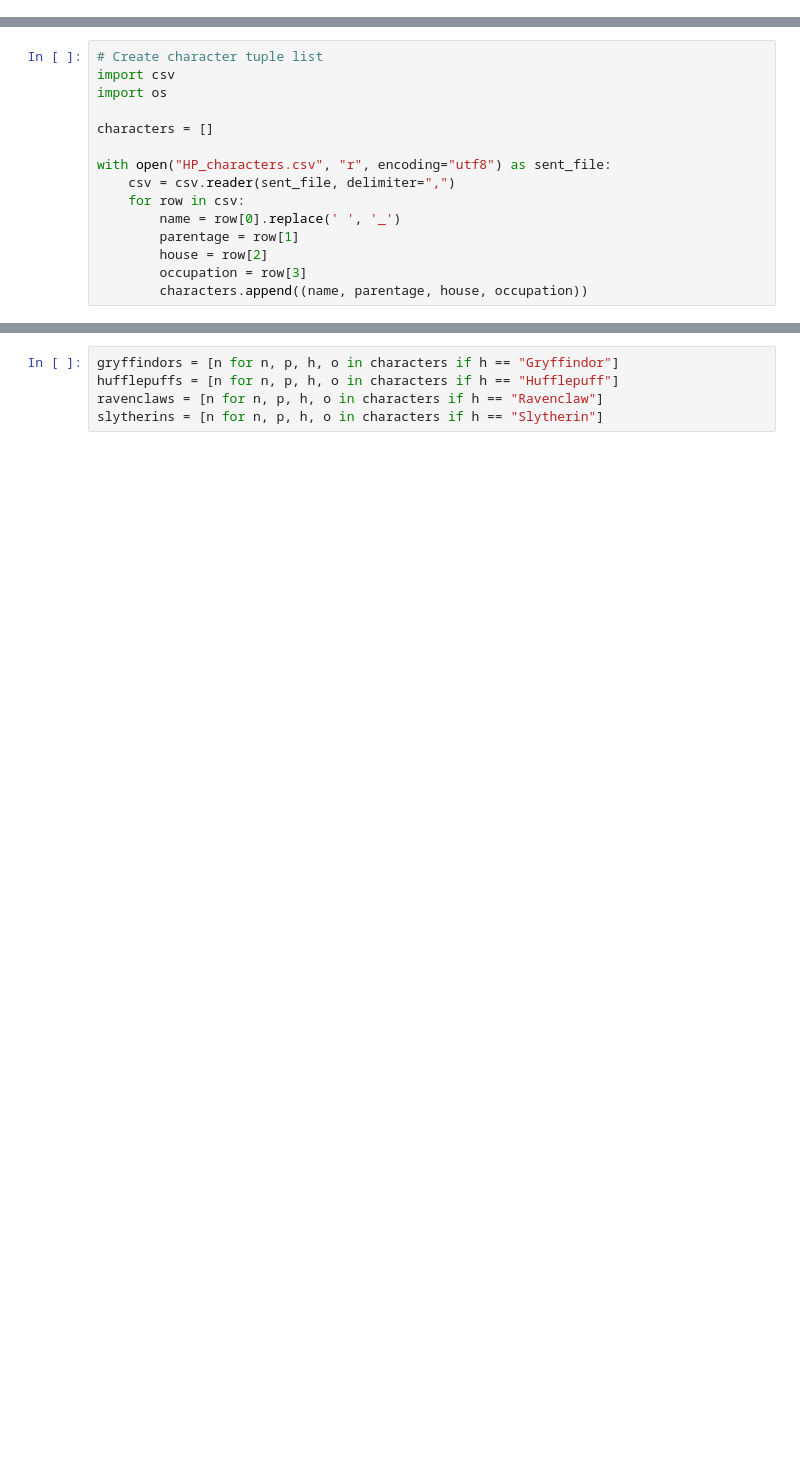
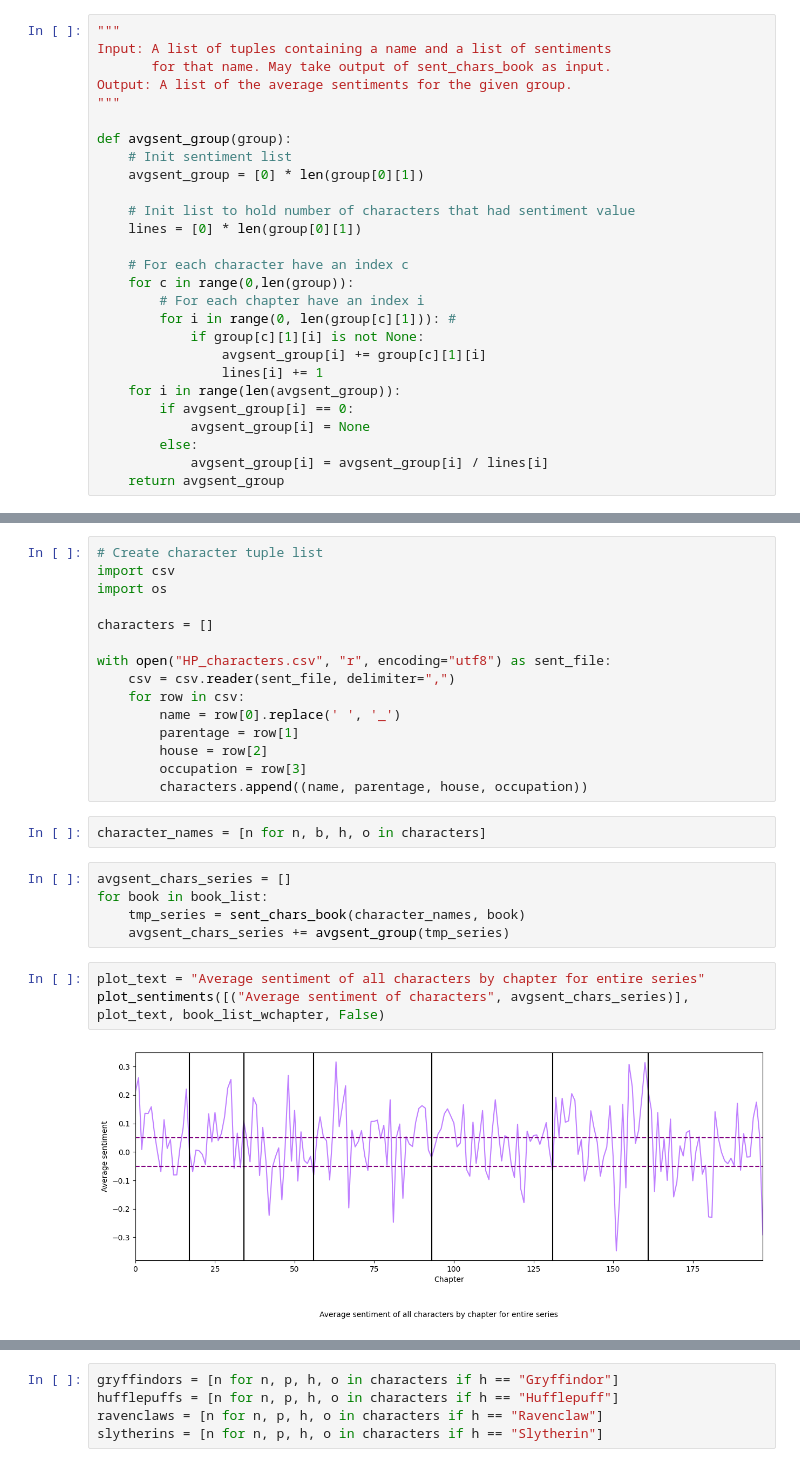
Before and after one commit to pete414n/02805SG, a Jupyter notebook: project/Text.ipynb, the cells around one changed output, grey strips where cells are left out. Drawn from its saved outputs; the diff is of its cells as text; blank space fills up the shorter version.

```diff
--- a/project/Text.ipynb
+++ b/project/Text.ipynb
@@ -140,0 +322,27 @@ plt_labmt = plt
+# %%
+"""
+Input: A list of tuples containing a name and a list of sentiments
+       for that name. May take output of sent_chars_book as input.
+Output: A list of the average sentiments for the given group.
+"""
+
+def avgsent_group(group):
+    # Init sentiment list
+    avgsent_group = [0] * len(group[0][1])
+
+    # Init list to hold number of characters that had sentiment value
+    lines = [0] * len(group[0][1])
+
+    # For each character have an index c
+    for c in range(0,len(group)):
+        # For each chapter have an index i
+        for i in range(0, len(group[c][1])): #
+            if group[c][1][i] is not None:
+                avgsent_group[i] += group[c][1][i]
+                lines[i] += 1
+    for i in range(len(avgsent_group)):
+        if avgsent_group[i] == 0:
+            avgsent_group[i] = None
+        else:
+            avgsent_group[i] = avgsent_group[i] / lines[i]
+    return avgsent_group
@@ -304,3 +427,15 @@ with open("HP_characters.csv", "r", encoding="utf8") as sent_file:
         house = row[2]
         occupation = row[3]
         characters.append((name, parentage, house, occupation))
+# %%
+character_names = [n for n, b, h, o in characters]
+# %%
+avgsent_chars_series = []
+for book in book_list:
+    tmp_series = sent_chars_book(character_names, book)
+    avgsent_chars_series += avgsent_group(tmp_series)
+# %%
+plot_text = "Average sentiment of all characters by chapter for entire series"
+plot_sentiments([("Average sentiment of characters", avgsent_chars_series)], plot_text, book_list_wchapter, False)
+# %% [output]
+[figure, added]
```
Also changed, not shown: parts of 72 cells of this notebook.
